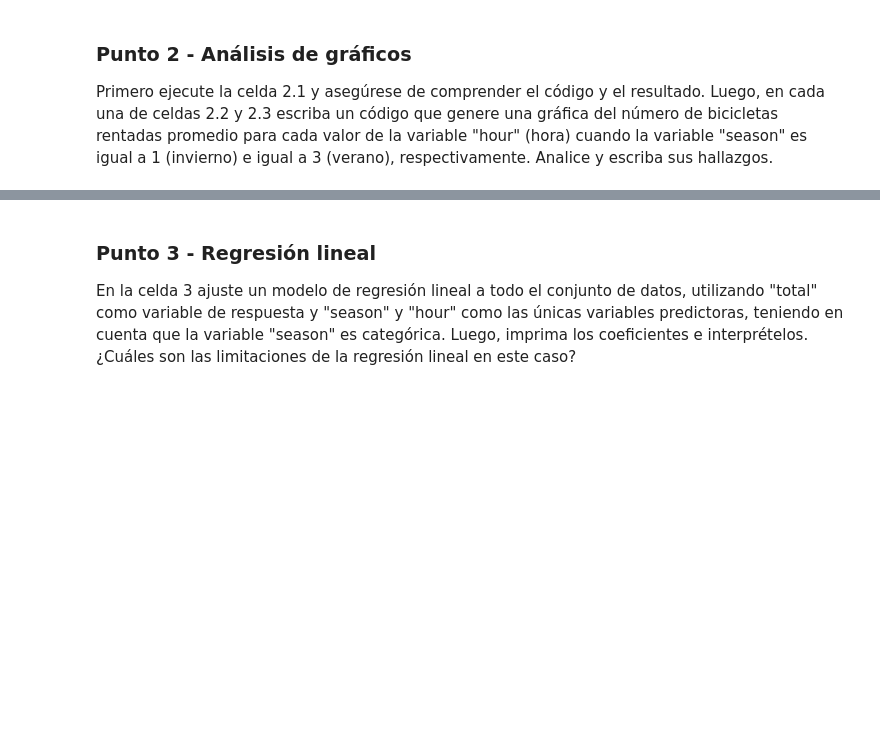
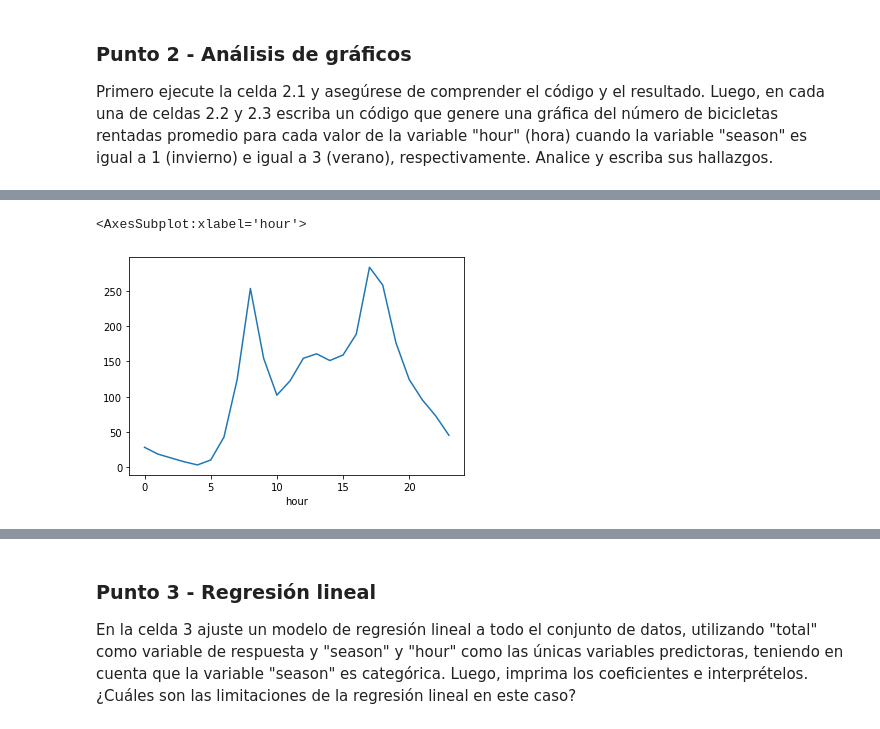
Before and after one commit to fcAlvarez10/MIAD_ML_NLP_2023, a Jupyter notebook: Semana 1/S1TC1_arboles_ensamblajes.ipynb, the cells around one changed output, grey strips where cells are left out. Cells and saved outputs as stored; diff of their text form; code cells hidden in the pictures; blank space fills up the shorter version.

```diff
--- a/Semana 1/S1TC1_arboles_ensamblajes.ipynb
+++ b/Semana 1/S1TC1_arboles_ensamblajes.ipynb
@@ -25,15 +21,3 @@ import numpy as np
 from sklearn.model_selection import cross_val_score
 from sklearn.linear_model import LinearRegression
 from sklearn.tree import DecisionTreeRegressor, export_graphviz
-# %%
-# Lectura de la información de archivo .csv
-bikes = pd.read_csv('https://raw.githubusercontent.com/davidzarruk/MIAD_ML_NLP_2023/main/datasets/bikeshare.csv', index_col='datetime', parse_dates=True)
-
-# Renombrar variable "count" a "total"
-bikes.rename(columns={'count':'total'}, inplace=True)
-
-# Crear la hora como una variable
-bikes['hour'] = bikes.index.hour
-
-# Visualización de los datos
-bikes.head()
@@ -57,4 +83,8 @@ bikes.groupby('hour').total.mean().plot()
 # %%
 # Celda 2.2 - "season"=1 escriba su código y hallazgos
+bikes[bikes['season']==1].groupby('hour').total.mean().plot()
+# %% [output]
+<AxesSubplot:xlabel='hour'>
+[figure, added]
 # %%
 # Celda 2.3 - "season"=3 escriba su código y hallazgos
```
Also changed, not shown: parts of 9 cells of this notebook.
